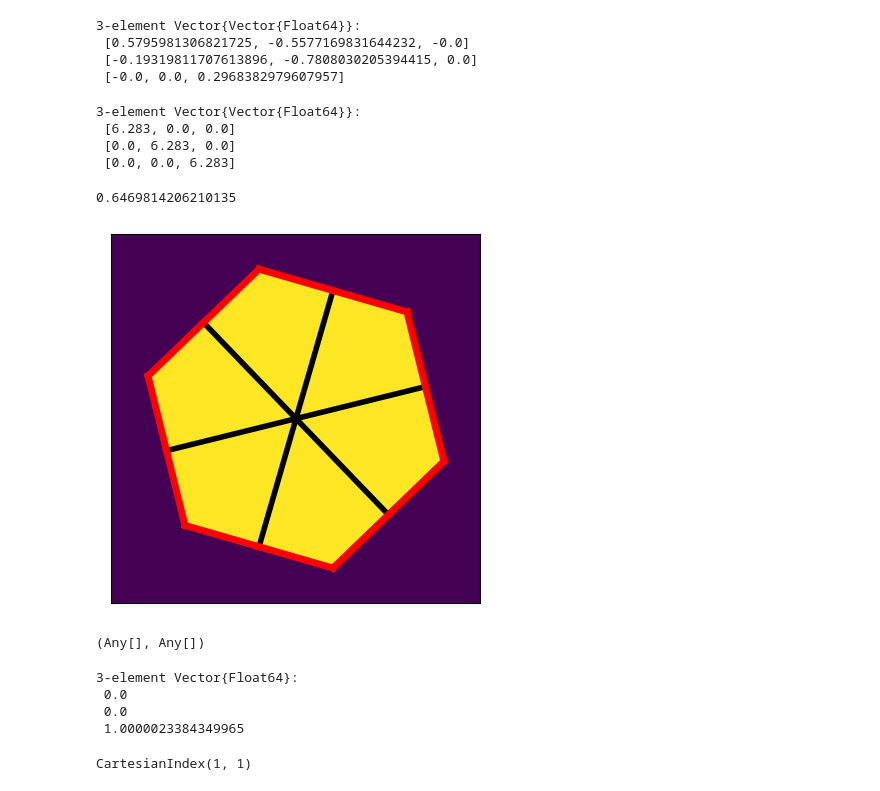
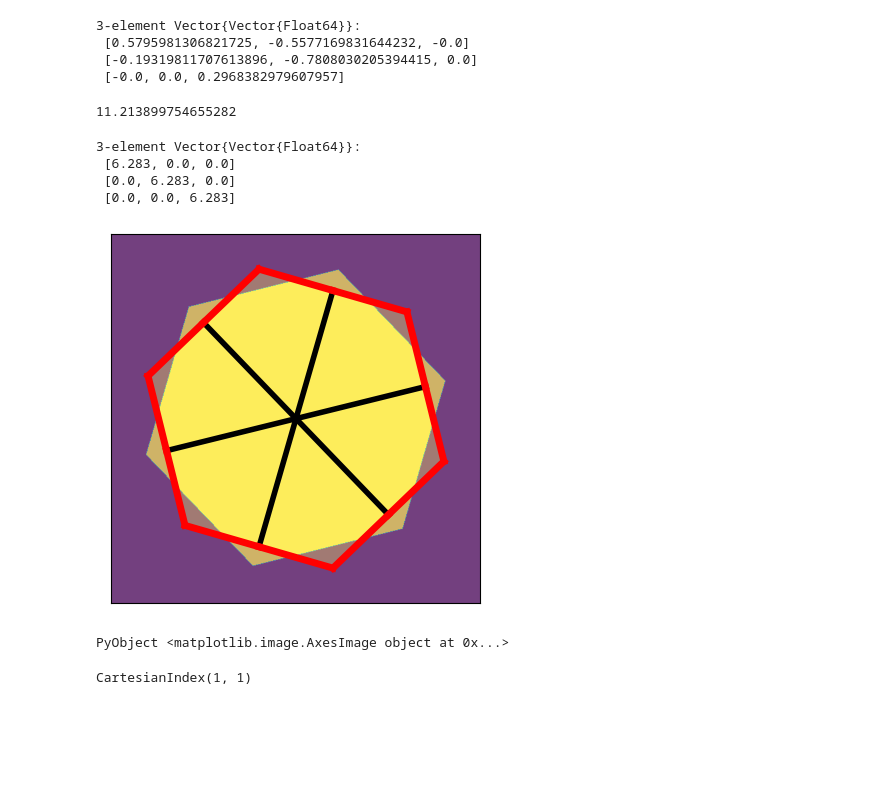
Before and after one commit to AliGhorashiCMT/Plasmons_Paper, a Jupyter notebook: Moire_Figs/Moire13_with_Alkali/Sodium/optimize_Na_position/Analyze.ipynb, the cells around one changed output. Saved outputs shown, nothing was run; the diff lists cells and outputs as text; code cells hidden in the pictures; blank space fills up the shorter version.

Commit message:
Added first brillouin zone

```diff
--- a/Moire_Figs/Moire13_with_Alkali/Sodium/optimize_Na_position/Analyze.ipynb
+++ b/Moire_Figs/Moire13_with_Alkali/Sodium/optimize_Na_position/Analyze.ipynb
@@ -33,6 +35,10 @@ g1, g2, g3 = loadreciprocallattice("Moire-1-1.out")
  [0.5795981306821725, -0.5577169831644232, -0.0]
  [-0.19319811707613896, -0.7808030205394415, 0.0]
  [-0.0, 0.0, 0.2968382979607957]
+# %%
+m = sqrt(dot(v1, v1))/sqrt(dot(g1, g1))
+# %% [output]
+11.213899754655282
 # %%
 [[round(sum(a.*b), digits=3) for a in loadlattice("Moire-1-1.out")] for b in loadreciprocallattice("Moire-1-1.out")]
 # %% [output]
@@ -42,9 +48,11 @@ g1, g2, g3 = loadreciprocallattice("Moire-1-1.out")
  [0.0, 0.0, 6.283]
 # %%
 unit_cell_array=zeros(600, 600);
+brillouin_zone_array=zeros(600, 600);
 for i in 1:600
     for j in 1:600
-        unit_cell_array[i, j] = in_wigner_seitz([v1, v2, v3], [(i-300)/48, (j-300)/48, 0])
+        unit_cell_array[i, j] = in_wigner_seitz([v1, v2, v3], [(i-300)/48, (j-300)/48, 0], n=1)
+        brillouin_zone_array[i, j] = in_brillouin([v1, v2, v3], [(i-300)*1/(m*48), (j-300)*1/(m*48), 0], n=1)
     end
 end
 # %%
@@ -59,54 +67,46 @@ x6, y6 = (-v2)[1:2]*24
 xg, yg = g1[1:2]/sqrt(dot(g1[1:2], g1[1:2]))*sqrt(dot(v1, v1))*24/sqrt(3);
 xg2, yg2 = g2[1:2]/sqrt(dot(g1[1:2], g1[1:2]))*sqrt(dot(v1, v1))*24/sqrt(3);
 xg3, yg3 = (g1-g2)[1:2]/sqrt(dot(g1[1:2], g1[1:2]))*sqrt(dot(v1, v1))*24/sqrt(3);
-# %%
-dot(g1-g2, g1-g2)
-# %% [output]
-0.6469814206210135
 # %%
-imshow(transpose(unit_cell_array))
+imshow(transpose(unit_cell_array), alpha=0.5)
 plot([300, x1+300], [300, y1+300], linewidth=4, linestyle="solid", label="1", color="black")
 plot([300, x2+300], [300, y2+300], linewidth=4, linestyle="solid", label="2", color="black")
 plot([300, x3+300], [300, y3+300], linewidth=4, linestyle="solid", label="3", color="black")
 plot([300, x4+300], [300, y4+300], linewidth=4, linestyle="solid", label="4", color="black")
 plot([300, x5+300], [300, y5+300], linewidth=4, linestyle="solid", label="5", color="black")
 plot([300, x6+300], [300, y6+300], linewidth=4, linestyle="solid", label="6", color="black")
 
 plot([x6+300, xg+x6+300], [y6+300, yg+y6+300], linewidth=5, linestyle="solid", color="red")
 plot([x6+300, -xg+x6+300], [y6+300, -yg+y6+300], linewidth=5, linestyle="solid", color="red")
 
 plot([x2+300, xg+x2+300], [y2+300, yg+y2+300], linewidth=5, linestyle="solid", color="red")
 plot([x2+300, -xg+x2+300], [y2+300, -yg+y2+300], linewidth=5, linestyle="solid", color="red")
 
 
 plot([x1+300, xg2+x1+300], [y1+300, yg2+y1+300], linewidth=5, linestyle="solid", color="red")
 plot([x1+300, -xg2+x1+300], [y1+300, -yg2+y1+300], linewidth=5, linestyle="solid", color="red")
 plot([x3+300, xg2+x3+300], [y3+300, yg2+y3+300], linewidth=5, linestyle="solid", color="red")
 plot([x3+300, -xg2+x3+300], [y3+300, -yg2+y3+300], linewidth=5, linestyle="solid", color="red")
 
 
 plot([x4+300, xg3+x4+300], [y4+300, yg3+y4+300], linewidth=5, linestyle="solid", color="red")
 plot([x4+300, -xg3+x4+300], [y4+300, -yg3+y4+300], linewidth=5, linestyle="solid", color="red")
 plot([x5+300, xg3+x5+300], [y5+300, yg3+y5+300], linewidth=5, linestyle="solid", color="red")
 plot([x5+300, -xg3+x5+300], [y5+300, -yg3+y5+300], linewidth=5, linestyle="solid", color="red")
 
 xticks(Float64[])
 yticks(Float64[])
+
+imshow(transpose(brillouin_zone_array), alpha=0.5)
+
 #xlim(40, 550)
 #ylim(40, 550)
 #legend()
 #xlim(100, 240)
 #ylim(100, 240)
 # %% [output]
-[figure, old version]
+[figure, new version]
-(Any[], Any[])
+PyObject <matplotlib.image.AxesImage object at 0x...>
-# %%
-normalize_kvector((v1, v2, v3), g3)
-# %% [output]
-3-element Vector{Float64}:
- 0.0
- 0.0
- 1.0000023384349965
 # %%
 Energies = zeros(10, 10)
 for i in 0:9
```
Also changed, not shown: parts of 3 cells of this notebook.
